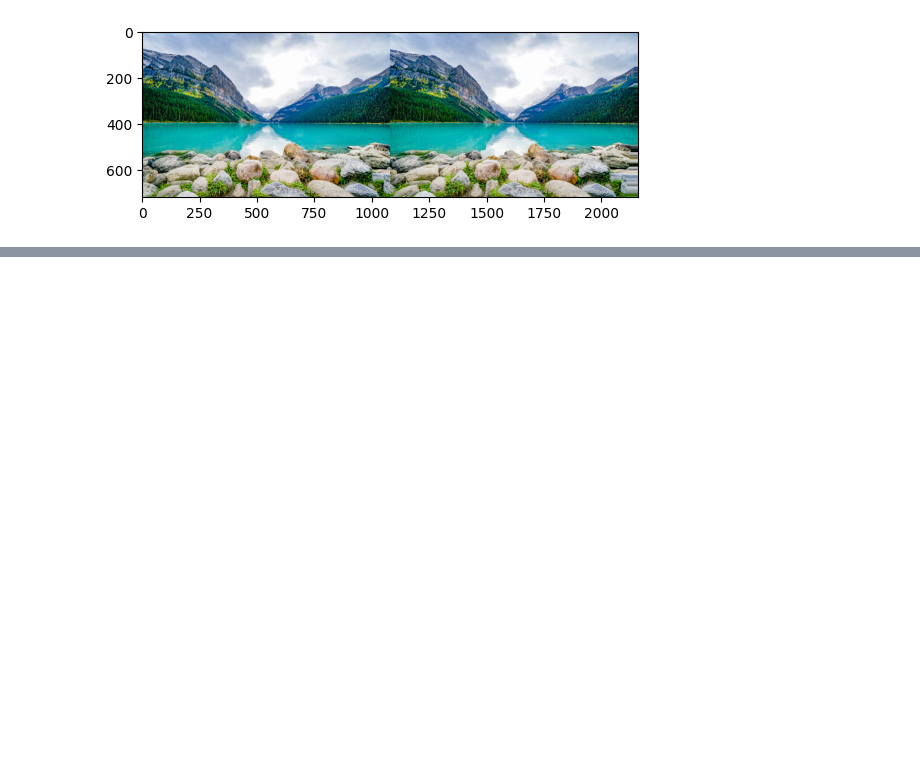
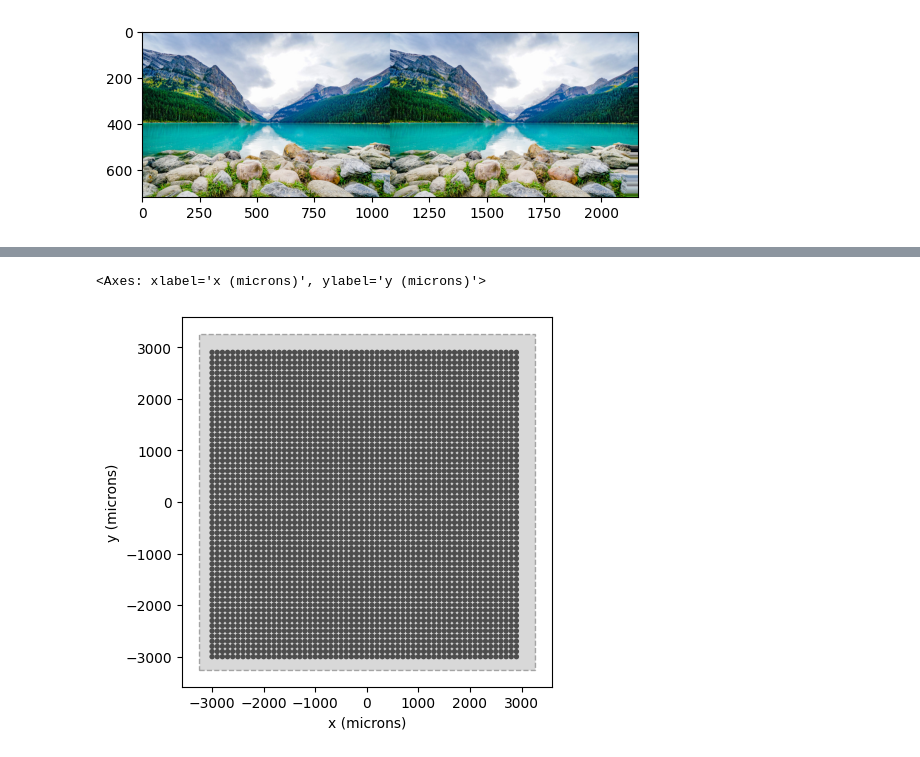
Before and after one commit to csirlin/StereoSight, a Jupyter notebook: depth.ipynb, the cells around one changed output, grey strips where cells are left out. Cells and saved outputs as stored; diff of their text form; code cells hidden in the pictures; blank space fills up the shorter version.

```diff
--- a/depth.ipynb
+++ b/depth.ipynb
@@ -85,0 +96,8 @@ plt.imshow(np.array(img)-warped_image)
+# %%
+model = p2p.models.ScoreboardModel(xrange=(-12, 12), yrange=(-12, 12), xystep=0.1, rho=100)
+model.build()
+model.plot()
+full_array.plot()
+# %% [output]
+<Axes: xlabel='x (microns)', ylabel='y (microns)'>
+[figure, added]
```
Also changed, not shown: parts of 6 cells of this notebook.
